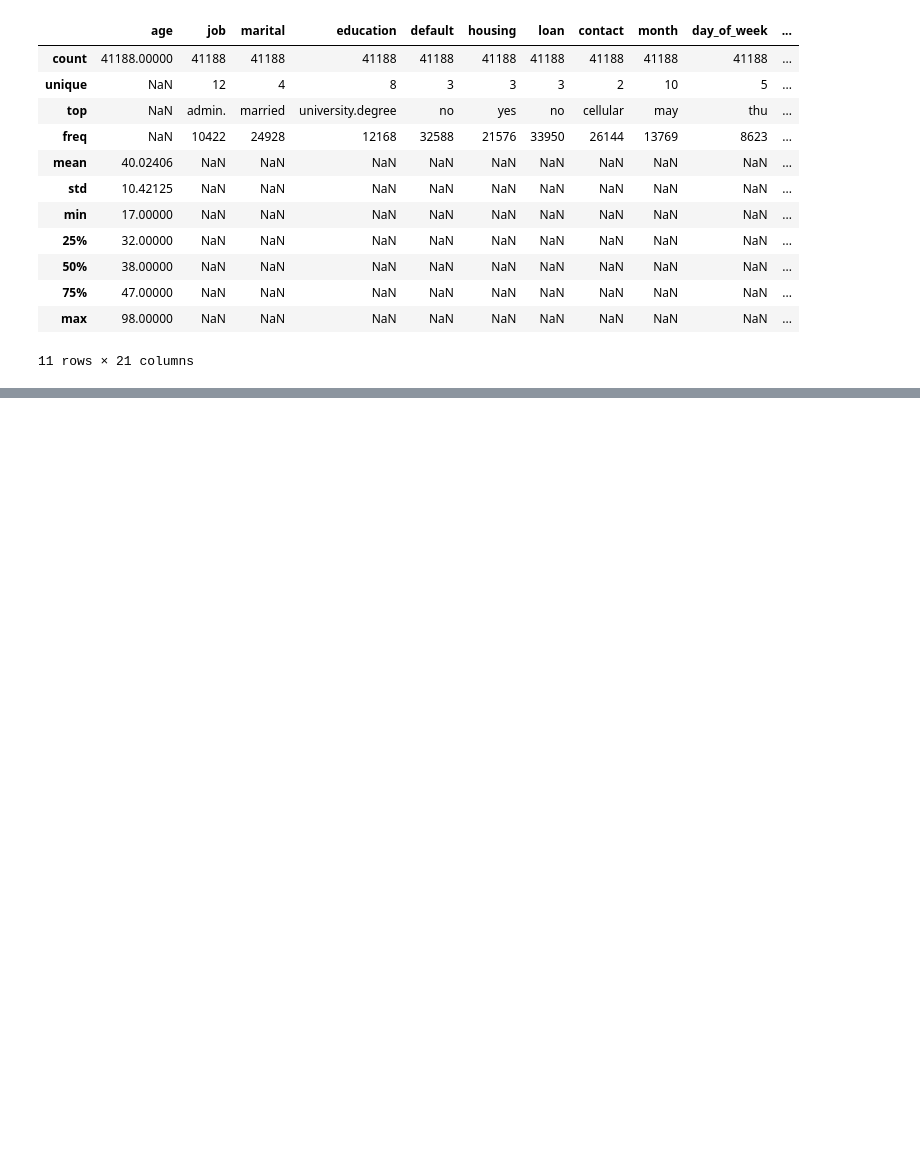
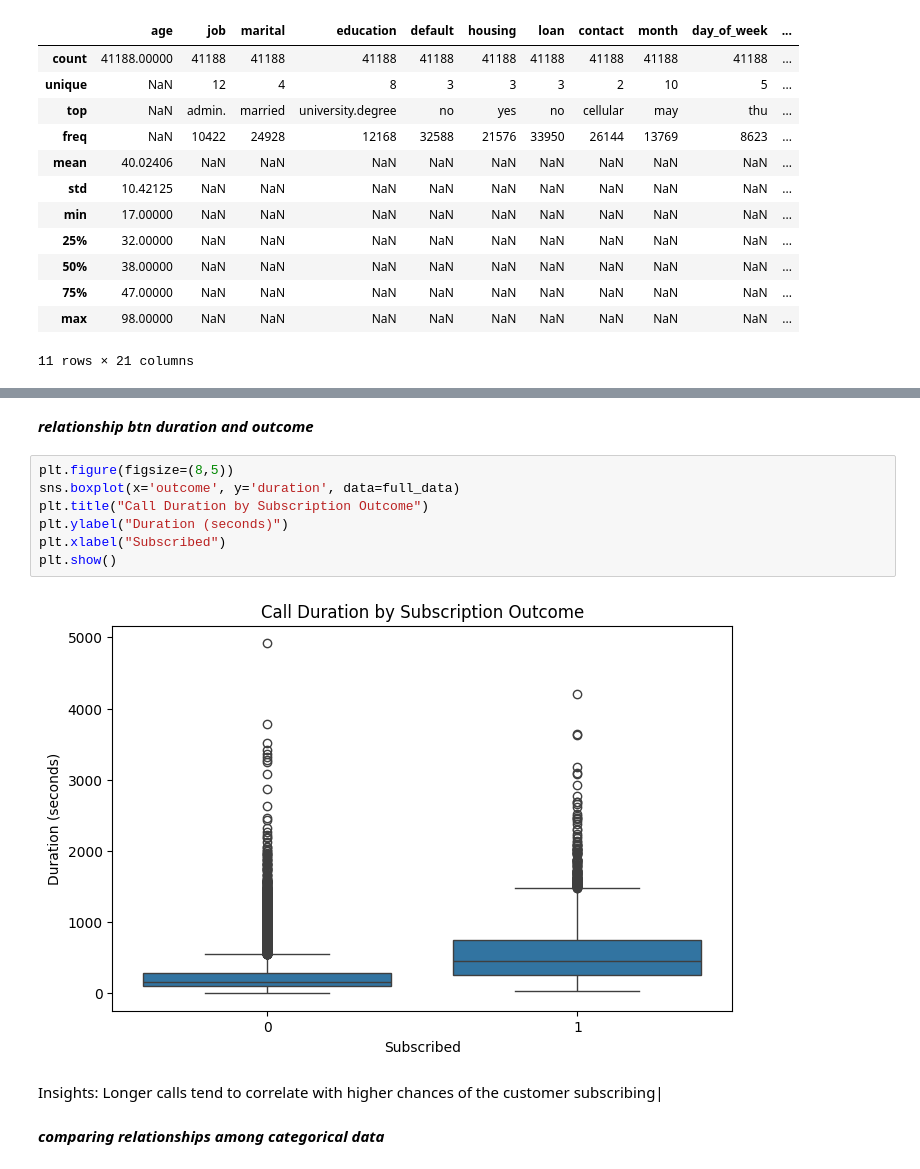
Before and after one commit to wont-laylow/bank-marketing-classification, a Jupyter notebook: notebooks/data_exploration.ipynb, the cells around one changed output, grey strips where cells are left out. Drawn from its saved outputs; the diff is of its cells as text; blank space fills up the shorter version.

```diff
--- a/notebooks/data_exploration.ipynb
+++ b/notebooks/data_exploration.ipynb
@@ -31,0 +201,15 @@ full_data.describe(include='all')
+# %% [markdown]
+***relationship btn duration and outcome***
+# %%
+plt.figure(figsize=(8,5))
+sns.boxplot(x='outcome', y='duration', data=full_data)
+plt.title("Call Duration by Subscription Outcome")
+plt.ylabel("Duration (seconds)")
+plt.xlabel("Subscribed")
+plt.show()
+# %% [output]
+[figure, added]
+# %% [markdown]
+Insights: Longer calls tend to correlate with higher chances of the customer subscribing|
+# %% [markdown]
+***comparing relationships among categorical data***
```
Also changed, not shown: parts of 30 cells of this notebook, 6 other files.
